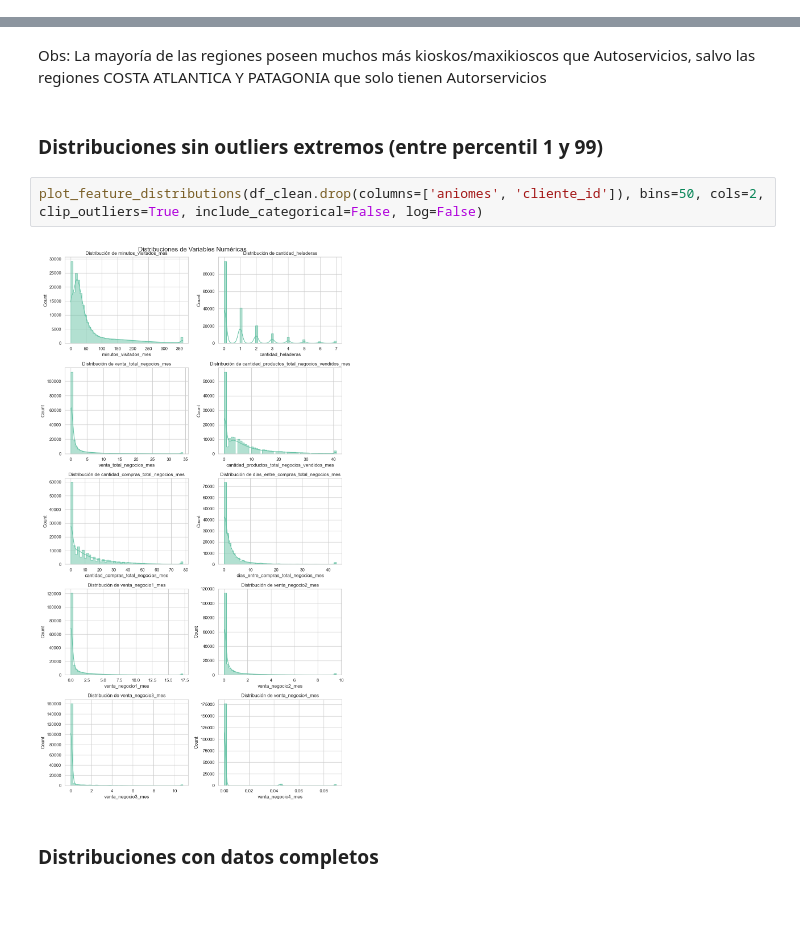
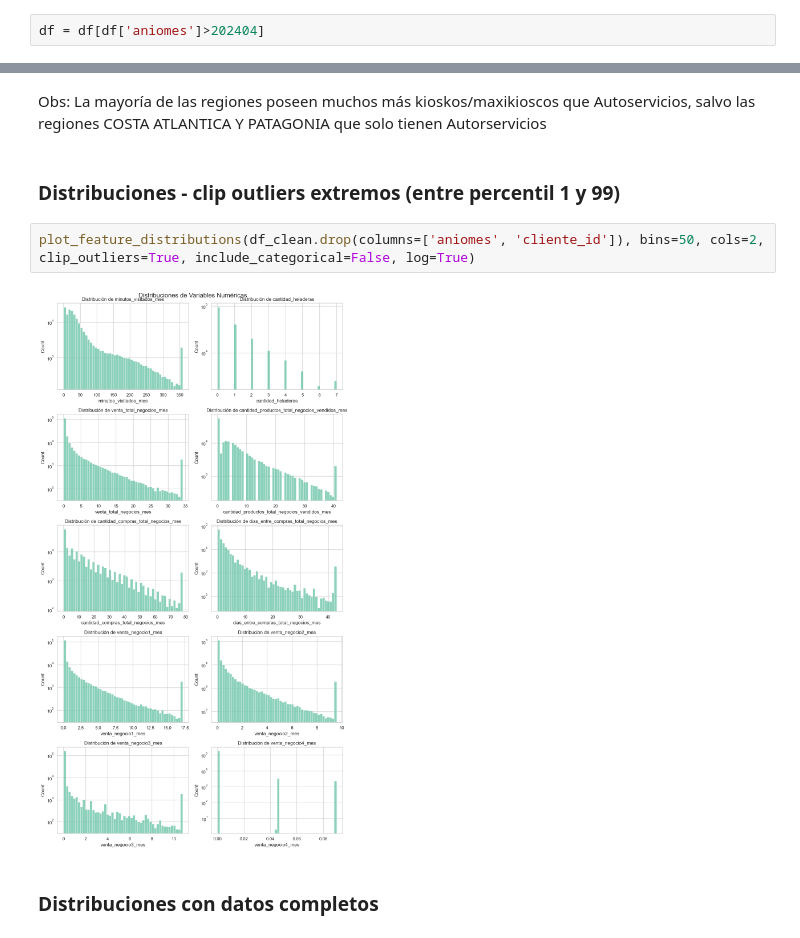
Before and after one commit to msolpera/challenge_quilmes, a Jupyter notebook: notebooks/EDA.ipynb, the cells around one changed output, grey strips where cells are left out. Drawn from its saved outputs; the diff is of its cells as text; blank space fills up the shorter version.

```diff
--- a/notebooks/EDA.ipynb
+++ b/notebooks/EDA.ipynb
@@ -336,3 +340,5 @@ En base a lo observado en el Análisis Exploratorio de los Datos, se realiza una
+# %%
+df = df[df['aniomes']>202404]
 # %% [markdown]
 ### Estandarizar variables categóricas
 # %%
@@ -381,11 +387,11 @@ plot_countplot(df_clean, category_col='region', hue='canal')
 # %% [markdown]
 Obs: La mayoría de las regiones poseen muchos más kioskos/maxikioscos que Autoservicios, salvo las regiones COSTA ATLANTICA Y PATAGONIA que solo tienen Autorservicios
 # %% [markdown]
-### Distribuciones sin outliers extremos (entre percentil 1 y 99)
+### Distribuciones - clip outliers extremos (entre percentil 1 y 99)
 # %%
-plot_feature_distributions(df_clean.drop(columns=['aniomes', 'cliente_id']), bins=50, cols=2, clip_outliers=True, include_categorical=False, log=False)
+plot_feature_distributions(df_clean.drop(columns=['aniomes', 'cliente_id']), bins=50, cols=2, clip_outliers=True, include_categorical=False, log=True)
 # %% [output]
-[figure, old version]
+[figure, new version]
 # %% [markdown]
 ### Distribuciones con datos completos
 # %%
```
Also changed, not shown: parts of 49 cells of this notebook, 42 other files.
